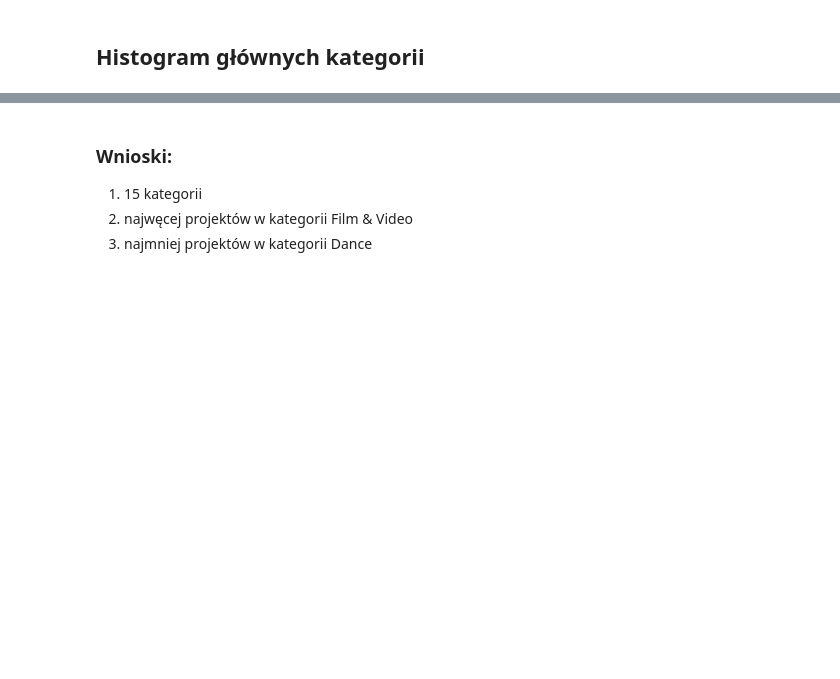
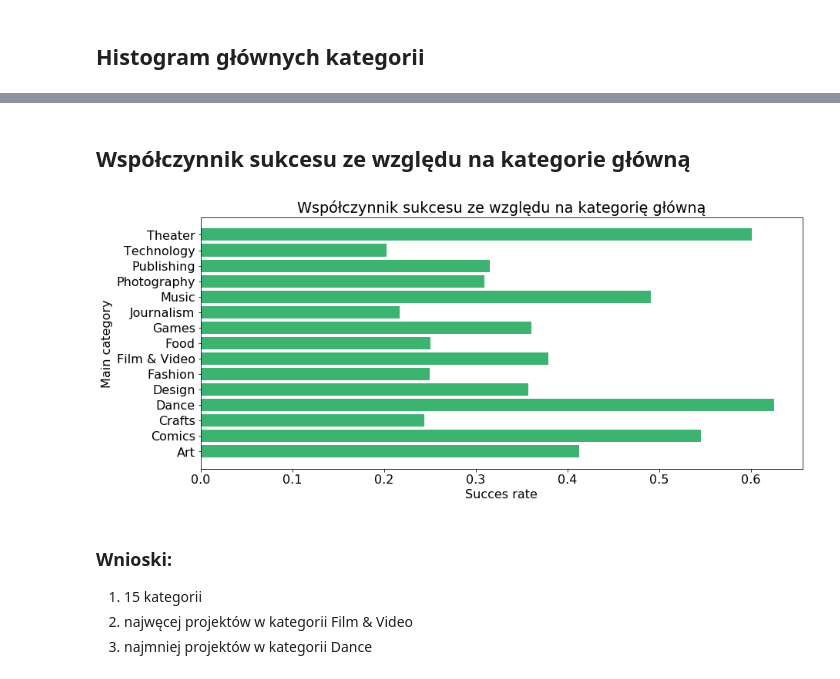
Before and after one commit to infoshareacademy/jdsz4-PandP, a Jupyter notebook: projekt_python/AnalizaProjectPython.ipynb, the cells around one changed output, grey strips where cells are left out. Drawn from its saved outputs; the diff is of its cells as text; code cells hidden in the pictures; blank space fills up the shorter version.

```diff
--- a/projekt_python/AnalizaProjectPython.ipynb
+++ b/projekt_python/AnalizaProjectPython.ipynb
@@ -58,3 +52,34 @@ Name: main_category, dtype: int64
+# %% [markdown]
+## Współczynnik sukcesu ze względu na kategorie główną
+# %%
+#grupujemy wartości na podstawie kategorii głównej
+currency_state=DF.groupby('main_category')['state'].value_counts().unstack().fillna(0)
+
+succes_rate={}
+good=0
+bad=0
+unique_currency=currency_state.index
+
+#dla każdego kraju wyliczamy succes_rate='successful'/'all'
+for currency in unique_currency:
+    good=currency_state.at[currency,'successful']
+    bad=currency_state.at[currency,'failed']+currency_state.at[currency,'canceled']
+    all_results=good+bad
+    succes_rate[currency]=good/all_results
+
+#przygotowujemy wartości x,y do pokazania na wykresie
+x = list(succes_rate.keys())
+y = list(succes_rate.values())
+
+#tworzymy wykres
+fig, ax = plt.subplots(figsize=(14, 6))
+ax.barh(x, y, color='mediumseagreen')
+ax.set_xlabel('Succes rate')
+ax.set_ylabel('Main category')
+ax.set_title('Współczynnik sukcesu ze względu na kategorię główną')
+plt.show()
+# %% [output]
+[figure, added]
 # %% [markdown]
 ### Wnioski:
 1. 15 kategorii
```
Also changed, not shown: parts of 38 cells of this notebook.
